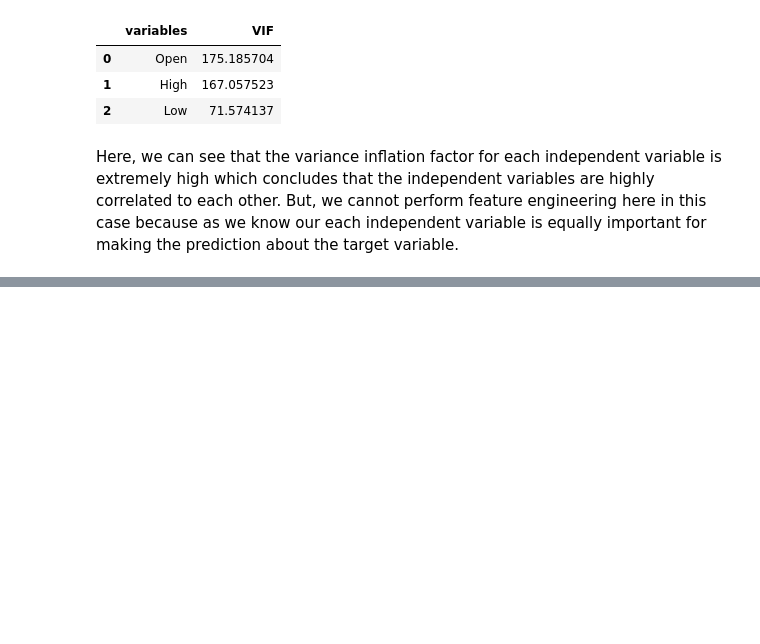
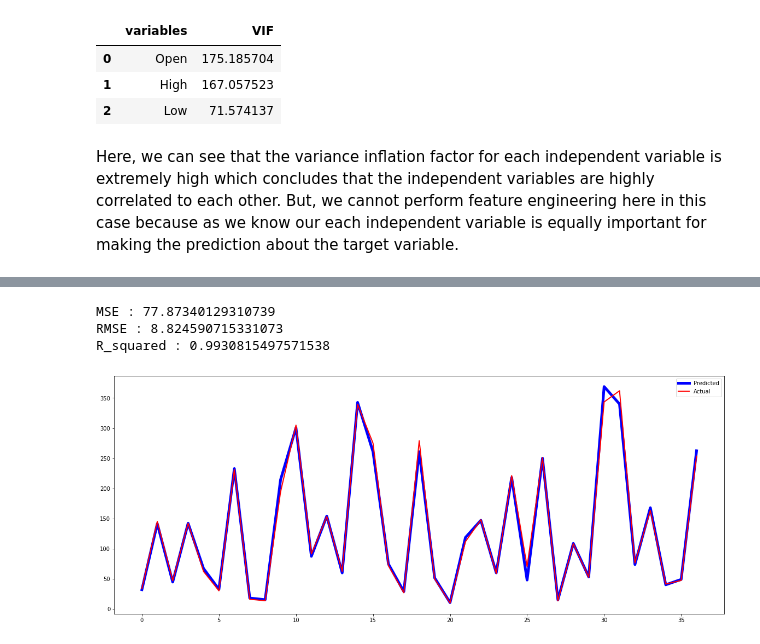
Before and after one commit to Shyam-S-Mishra/Shyam-S-Mishra-Supervised_ML_Capstone_Project_Regression, a Jupyter notebook: Shyam_Shubham_Mishra_Supervised_ML_Capstone_Project_Regression.ipynb, the cells around one changed output, grey strips where cells are left out. Saved outputs shown, nothing was run; the diff lists cells and outputs as text; code cells hidden in the pictures; blank space fills up the shorter version.

```diff
--- a/Shyam_Shubham_Mishra_Supervised_ML_Capstone_Project_Regression.ipynb
+++ b/Shyam_Shubham_Mishra_Supervised_ML_Capstone_Project_Regression.ipynb
@@ -304,0 +496,5 @@ Here, we can see that the variance inflation factor for each independent variabl
+# %%
+# Prediction of the testing dataset
+
+y_pred_ridge = ridge.predict(x_test)
+y_pred_ridge
@@ -304,0 +512,25 @@ Here, we can see that the variance inflation factor for each independent variabl
+# %%
+# Cheking Error
+
+MSE  = mean_squared_error((y_test), (y_pred_ridge))
+print("MSE :" , MSE)
+
+RMSE = np.sqrt(MSE)
+print("RMSE :" ,RMSE)
+
+R_squared = r2_score((y_test), (y_pred_ridge))
+print("R_squared :" ,R_squared)
+# %% [output]
+MSE : 77.87340129310739
+RMSE : 8.824590715331073
+R_squared : 0.9930815497571538
+# %%
+# Visualization of predicted vs actual test datset
+
+plt.figure(figsize=(20,8))
+plt.plot(y_pred_ridge,color='blue',linewidth=5)
+plt.plot(np.array(y_test),color='red',linewidth=2)
+plt.legend(["Predicted","Actual"])
+plt.show()
+# %% [output]
+[figure, added]
```
Also changed, not shown: parts of 26 cells of this notebook.
